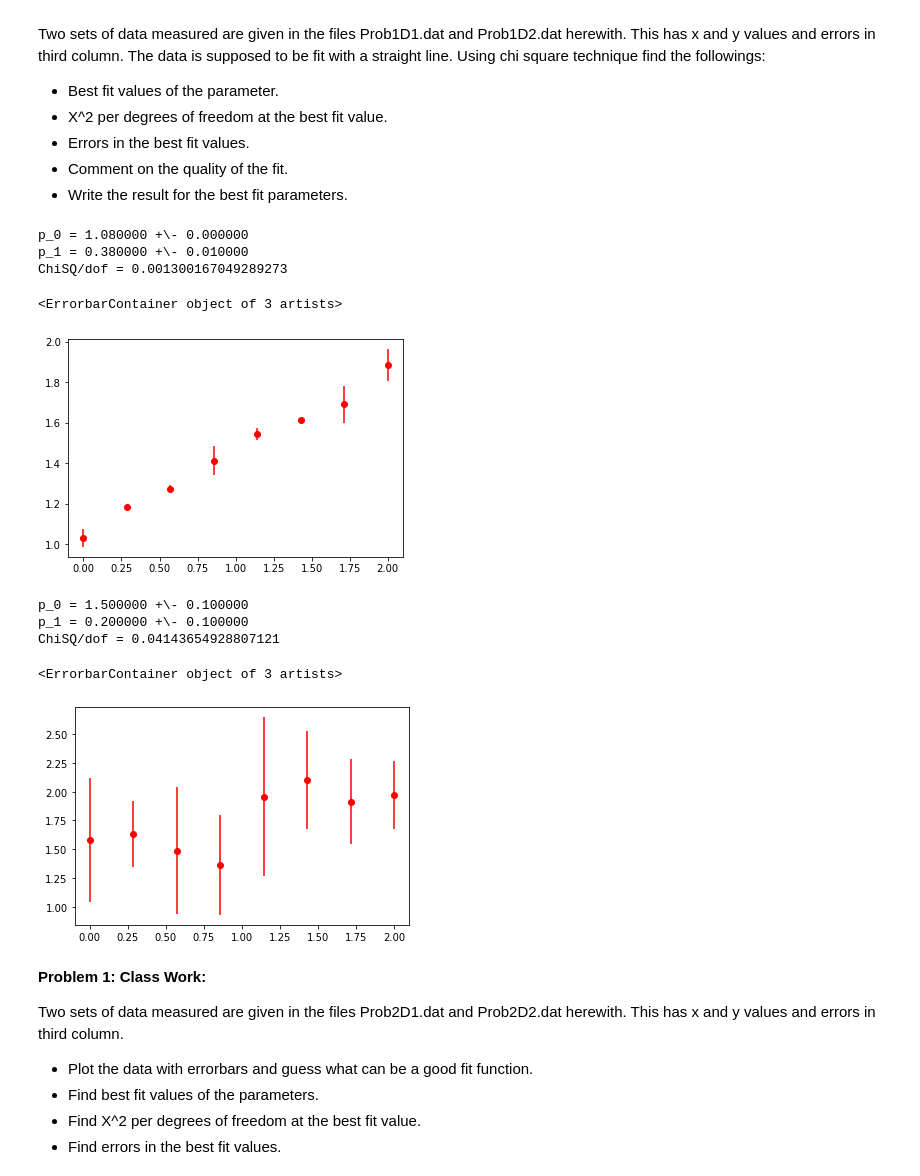
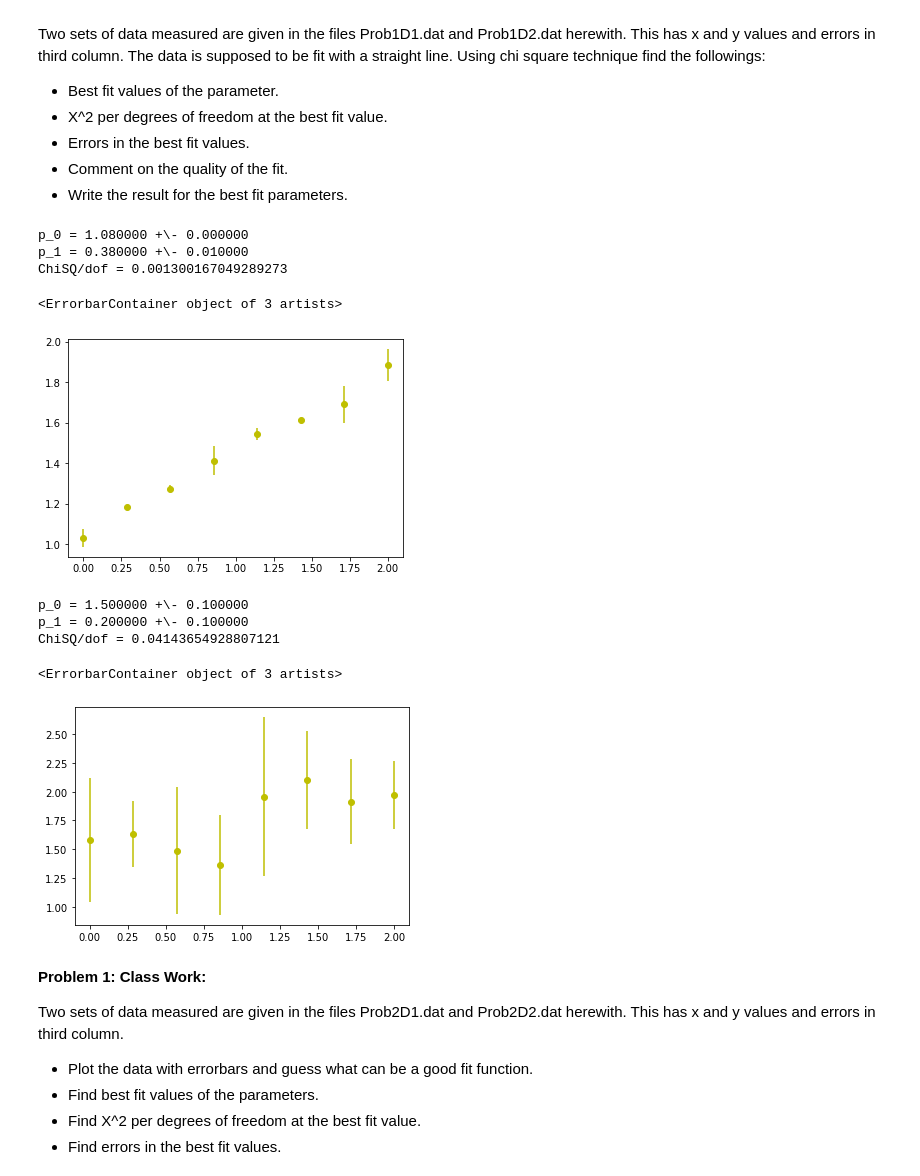
Before and after one commit to RishikeshSahu06/ComputationalPhysics, a Jupyter notebook: 21174019.ipynb, the cells around one changed output. Drawn from its saved outputs; the diff is of its cells as text; code cells hidden in the pictures.

```diff
--- a/21174019.ipynb
+++ b/21174019.ipynb
@@ -801,13 +801,13 @@ print ( 'p_1 = %f +\- %f' %(np.round(bf_p1, p1_ord), np.round(bf_s1, p1_ord)))
 
 print ('ChiSQ/dof =', ChiSQ/dof)
 
-plt.errorbar(xm,ym,yerr=sm,color='r',fmt='o')
+plt.errorbar(xm,ym,yerr=sm,color='y',fmt='o')
 # %% [output]
 p_0 = 1.080000 +\- 0.000000
 p_1 = 0.380000 +\- 0.010000
 ChiSQ/dof = 0.001300167049289273
 <ErrorbarContainer object of 3 artists>
-[figure, old version]
+[figure, new version]
 # %%
 import numpy as np
 #import numpy.random as nr
@@ -820,35 +820,35 @@ xm, ym, sm = np.loadtxt('drive/MyDrive/Prob1D1.dat', usecols=(0,1,2), unpack=Tru
 
 
 # Defining the fitting funtion
 def func(xv, parms0, parms1):
   return parms0 + parms1*xv
 
 bfit, bfvar = curve_fit(func, xm, ym, sigma=sm)
 
 bf_p0 = bfit[0] # Intercept
 bf_p1 = bfit[1] # Slope
 
 ChiSQ = np.sum((ym - func(xm, bf_p0, bf_p1))**2)
 dof   = np.size(xm) - 2
 
 bf_s0 = np.sqrt(bfvar[0][0])
 bf_s1 = np.sqrt(bfvar[1][1])
 
 p0_ord = -int(np.round(np.log10(bf_s0)))
 p1_ord = -int(np.round(np.log10(bf_s1)))
 
 print ( 'p_0 = %f +\- %f' %(np.round(bf_p0, p0_ord), np.round(bf_s0, p0_ord)))
 print ( 'p_1 = %f +\- %f' %(np.round(bf_p1, p1_ord), np.round(bf_s1, p1_ord)))
 
 print ('ChiSQ/dof =', ChiSQ/dof)
 
-plt.errorbar(xm,ym,yerr=sm,color='r',fmt='o')
+plt.errorbar(xm,ym,yerr=sm,color='y',fmt='o')
 # %% [output]
 p_0 = 1.500000 +\- 0.100000
 p_1 = 0.200000 +\- 0.100000
 ChiSQ/dof = 0.04143654928807121
 <ErrorbarContainer object of 3 artists>
-[figure, old version]
+[figure, new version]
 # %% [markdown]
 **Problem 1:**    **Class Work:**
 
```
Also changed, not shown: parts of 5 cells of this notebook.
